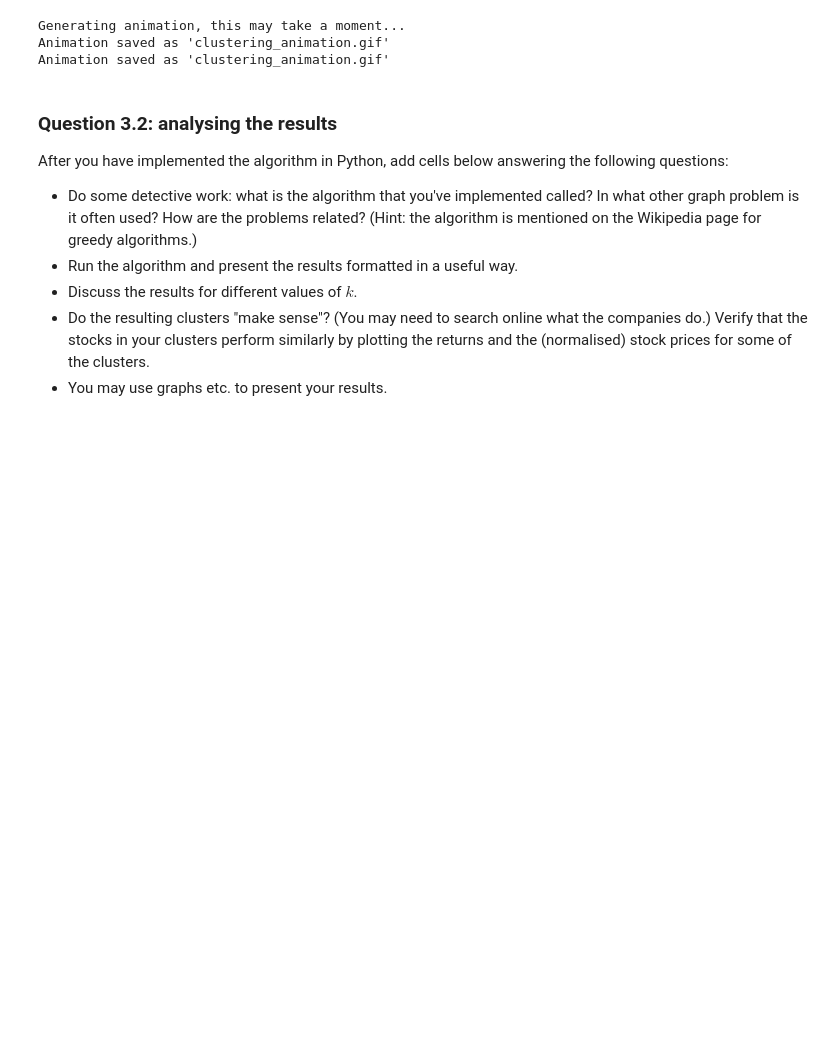
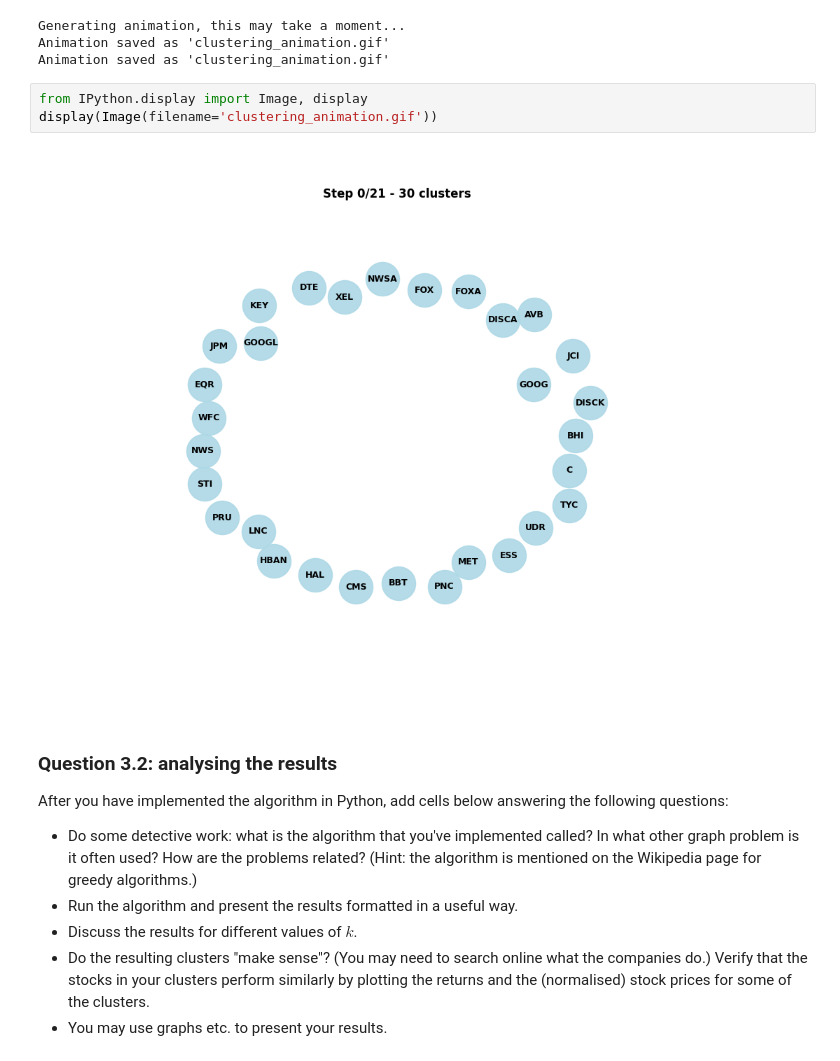
Before and after one commit to Mengsch3/apps-python-hw-03, a Jupyter notebook: hw_03_nb.ipynb, the cells around one changed output. Saved outputs shown, nothing was run; the diff lists cells and outputs as text; blank space fills up the shorter version.

Commit message:
update_gif_display

```diff
--- a/hw_03_nb.ipynb
+++ b/hw_03_nb.ipynb
@@ -964,6 +966,11 @@ anim = create_clustering_animation(states, sample_firms, 'clustering_animation.g
 Generating animation, this may take a moment...
 Animation saved as 'clustering_animation.gif'
 Animation saved as 'clustering_animation.gif'
+# %%
+from IPython.display import Image, display
+display(Image(filename='clustering_animation.gif'))
+# %% [output]
+[figure, added]
 # %% [markdown]
 ### Question 3.2: analysing the results
 
```
Also changed, not shown: parts of 1 cell of this notebook.
